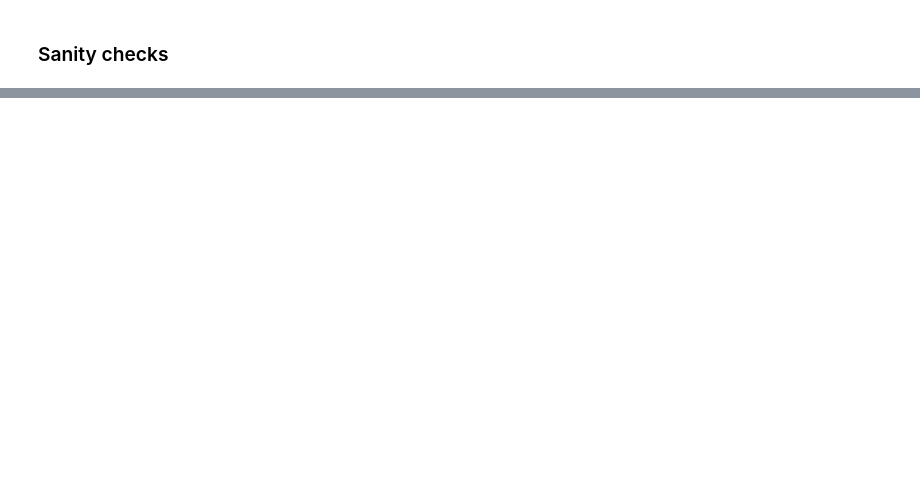
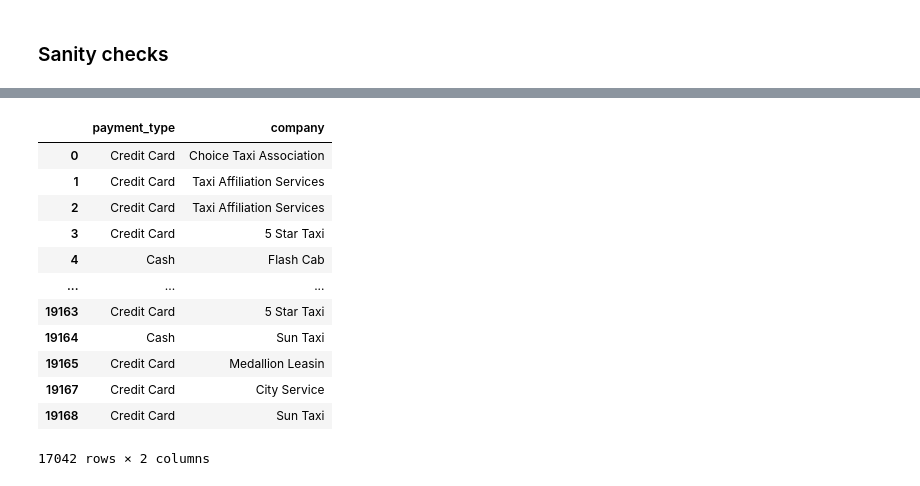
Before and after one commit to rhamorszky/data_engineering_project, a Jupyter notebook: src/notebooks/06_chicago_data_to_mapping.ipynb, the cells around one changed output, grey strips where cells are left out. Drawn from its saved outputs; the diff is of its cells as text; code cells hidden in the pictures; blank space fills up the shorter version.

```diff
--- a/src/notebooks/06_chicago_data_to_mapping.ipynb
+++ b/src/notebooks/06_chicago_data_to_mapping.ipynb
@@ -356,0 +404,16 @@ taxi_trips.nlargest(10, 'fare')
+# %%
+taxi_trips[['payment_type','company']]
+# %% [output]
+|  | payment_type | company |
+| 0 | Credit Card | Choice Taxi Association |
+| 1 | Credit Card | Taxi Affiliation Services |
+| 2 | Credit Card | Taxi Affiliation Services |
+| 3 | Credit Card | 5 Star Taxi |
+| 4 | Cash | Flash Cab |
+| ... | ... | ... |
+| 19163 | Credit Card | 5 Star Taxi |
+| 19164 | Cash | Sun Taxi |
+| 19165 | Credit Card | Medallion Leasin |
+| 19167 | Credit Card | City Service |
+| 19168 | Credit Card | Sun Taxi |
+17042 rows × 2 columns
```
Also changed, not shown: parts of 47 cells of this notebook, 4 other files.
